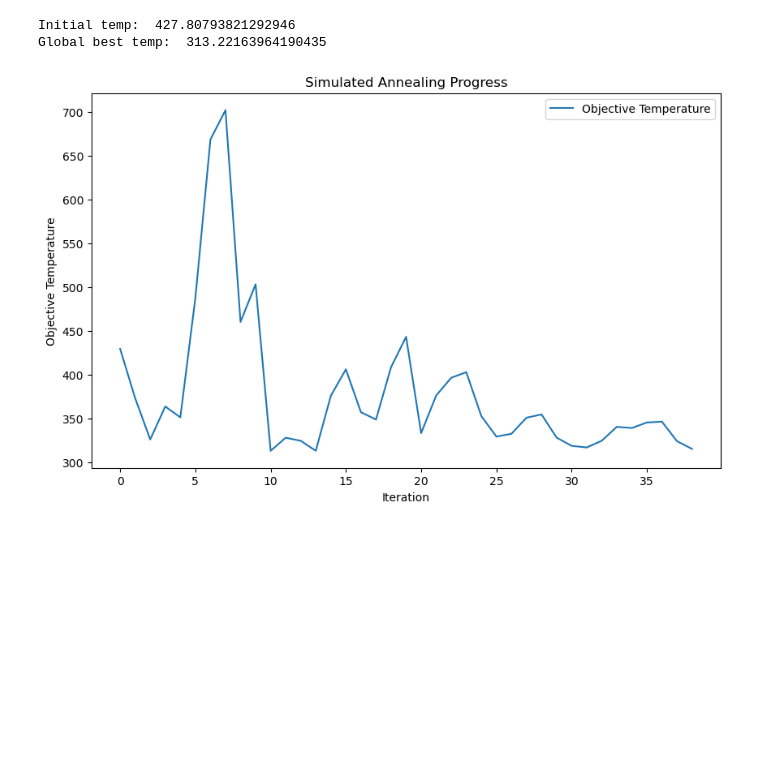
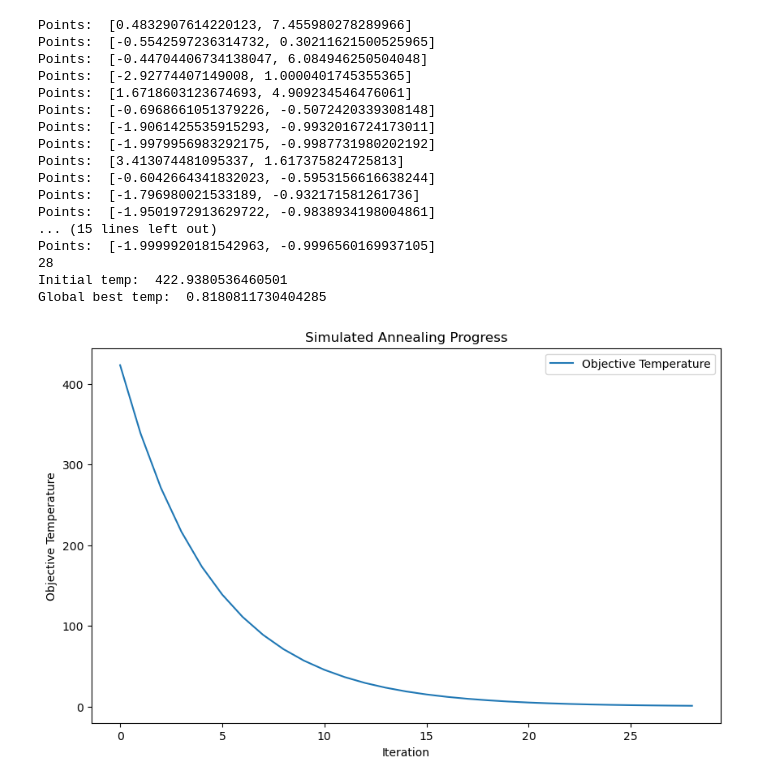
Before and after one commit to Thurunu/NIC, a Jupyter notebook: Simulated Annealing.ipynb, the cells around one changed output. Drawn from its saved outputs; the diff is of its cells as text; code cells hidden in the pictures; blank space fills up the shorter version.

```diff
--- a/Simulated Annealing.ipynb
+++ b/Simulated Annealing.ipynb
@@ -26,18 +26,33 @@ print(temp)
 # %%
-temperatures, start_temp = sa(cols, iterations = 100)
-print("Initial temp: ", start_temp)
-print("Global best temp: ",min(global_minimum_temp))
+temperatures = sa(cols, iterations)
+print("Initial temp: ", temperatures[0])
+print("Global best temp: ",min(temperatures))
 plt.figure(figsize=(10, 6))
 plt.plot(temperatures, label="Objective Temperature")
 plt.xlabel("Iteration")
 plt.ylabel("Objective Temperature")
 plt.title("Simulated Annealing Progress")
 plt.legend()
 plt.show()
 # %% [output]
-Initial temp:  427.80793821292946
-Global best temp:  313.22163964190435
+Points:  [0.4832907614220123, 7.455980278289966]
+Points:  [-0.5542597236314732, 0.30211621500525965]
+Points:  [-0.44704406734138047, 6.084946250504048]
+Points:  [-2.92774407149008, 1.0000401745355365]
+Points:  [1.6718603123674693, 4.909234546476061]
+Points:  [-0.6968661051379226, -0.5072420339308148]
+Points:  [-1.9061425535915293, -0.9932016724173011]
+Points:  [-1.9979956983292175, -0.9987731980202192]
+Points:  [3.413074481095337, 1.617375824725813]
+Points:  [-0.6042664341832023, -0.5953156616638244]
+Points:  [-1.796980021533189, -0.932171581261736]
+Points:  [-1.9501972913629722, -0.9838934198004861]
+... (15 lines left out)
+Points:  [-1.9999920181542963, -0.9996560169937105]
+28
+Initial temp:  422.9380536460501
+Global best temp:  0.8180811730404285
-[figure, old version]
+[figure, new version]
 # %%
 def sa(cols, iterations):
     global_best = []
```
Also changed, not shown: parts of 3 cells of this notebook, 8 other files.
